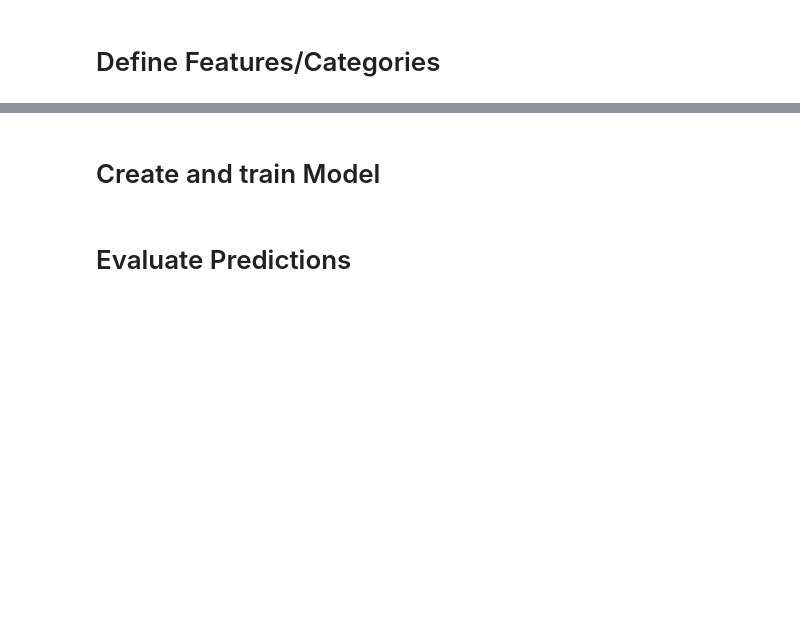
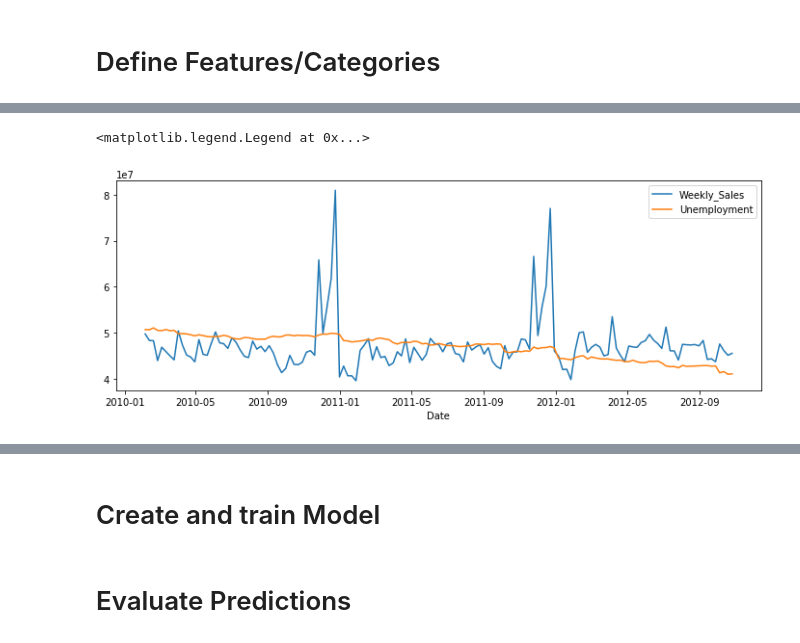
Before and after one commit to stephaniebernhard/retail_analytics, a Jupyter notebook: retail_analytics.ipynb, the cells around one changed output, grey strips where cells are left out. Drawn from its saved outputs; the diff is of its cells as text; code cells hidden in the pictures; blank space fills up the shorter version.

```diff
--- a/retail_analytics.ipynb
+++ b/retail_analytics.ipynb
@@ -239,0 +330,11 @@ features.describe().show()
+# %%
+df_group_all['Unemployment'] = df_group_all['Unemployment']*2000
+
+plt.figure(figsize=(12,4))
+plt.plot(df_group_all['Date'], df_group_all['Weekly_Sales'])
+plt.plot(df_group_all['Date'], df_group_all['Unemployment'])
+plt.xlabel('Date')
+plt.legend(('Weekly_Sales', 'Unemployment'))
+# %% [output]
+<matplotlib.legend.Legend at 0x...>
+[figure, added]
```
Also changed, not shown: parts of 20 cells of this notebook.
